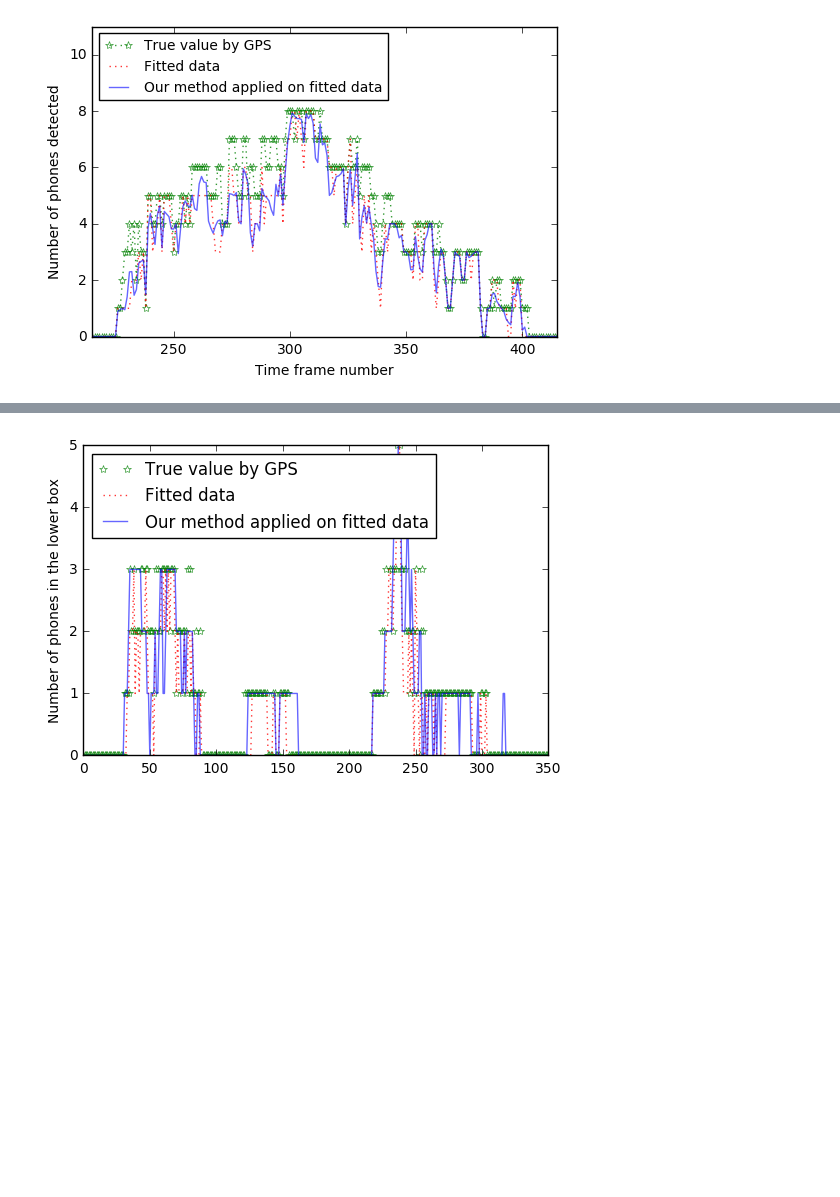
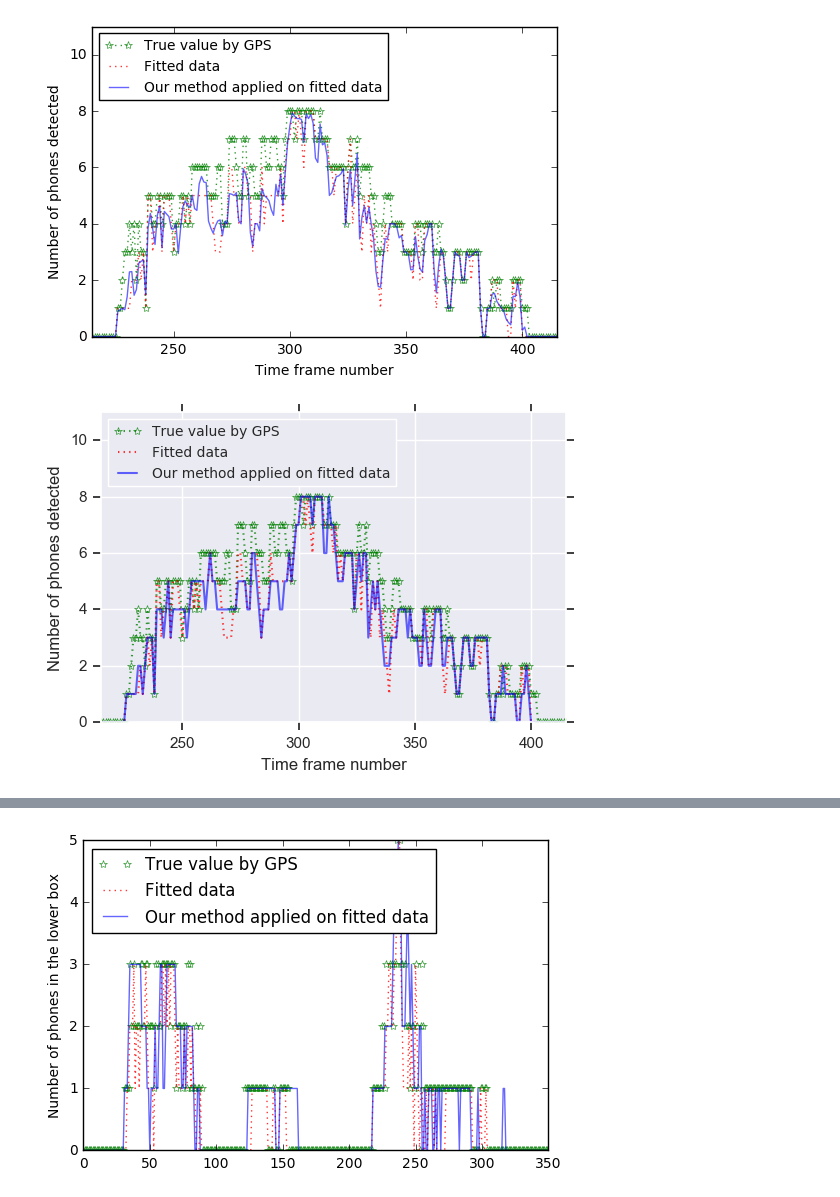
Before and after one commit to ArenA-Crowds/Crowds, a Jupyter notebook: Simulations.ipynb, the cells around one changed output, grey strips where cells are left out. Saved outputs shown, nothing was run; the diff lists cells and outputs as text; code cells hidden in the pictures; blank space fills up the shorter version.

```diff
--- a/Simulations.ipynb
+++ b/Simulations.ipynb
@@ -491,6 +474,7 @@ init_timestamp = 1369908924*1000 + 1804000*1000
 measurement_delay = 1000 # in ms
 path_original_positions = "F:/ArenaData/Fingerprinting/"
 path_fake_positions = "F:/ArenaData/Fingerprinting/"
+filepath_output = "F:/Arena_sim_data/output/fingerprinted_method_"
 # %%
 def get_crowd_count_in_square_fing(timestamp, positions, x_min, x_max, y_min, y_max, belt, interval):
     snapshot = get_a_snapshot(positions,  timestamp, interval)
@@ -500,12 +484,3 @@ def get_crowd_count_in_square_fing(timestamp, positions, x_min, x_max, y_min, y_
             if record[3] > y_min and record[3] < y_max:
                 crowd_count +=1
     return crowd_count
-# %%
-def get_all_cells(xmin_cell, xmax_cell, ymin_cell, ymax_cell, timeperiod):
-    total =0
-    filepath = "F:/Arena_sim_data/output/fingerprinted_method_" # the output of the density estination method is here
-    z_data = np.loadtxt(filepath + 'dens_histo_%d.csv' % timeperiod, delimiter=',')
-    for cell_x in range (int(xmin_cell), int(xmax_cell)):
-        for cell_y in range (int(ymin_cell), int(ymax_cell)):
-            total += z_data[cell_y][cell_x]
-    return total
@@ -520,7 +507,7 @@ def run_fing( width_stadium, length_stadium,  st_window, end_window, stride):
         print(window)
         original_crowd_count = get_crowd_count_in_square_fing(init_timestamp+window*stride*1000, positions, x_min, x_max, y_min, y_max, belt, 60)
         fake_crowd_count = get_crowd_count_in_square_fing(init_timestamp+window*stride*1000, fake_positions, x_min, x_max, y_min, y_max, belt, 60)
-        method_crowd_count = get_all_cells(xmin_cell, xmax_cell, ymin_cell, ymax_cell, window)
+        method_crowd_count = get_all_cells(filepath_output, xmin_cell, xmax_cell, ymin_cell, ymax_cell, window)
         original_crowd_count_list.append(original_crowd_count)
         fake_crowd_count_list.append(fake_crowd_count)
         method_crowd_count_list.append(method_crowd_count)
@@ -584,3 +571,7 @@ import numpy as np
 plotLists(lists_upper1[4:], labels[4:])
 # %% [output]
 [figure]
+# %%
+plotLists(lists_upper1[4:], labels[4:])
+# %% [output]
+[figure, added]
```
Also changed, not shown: parts of 36 cells of this notebook, 1 other file.
